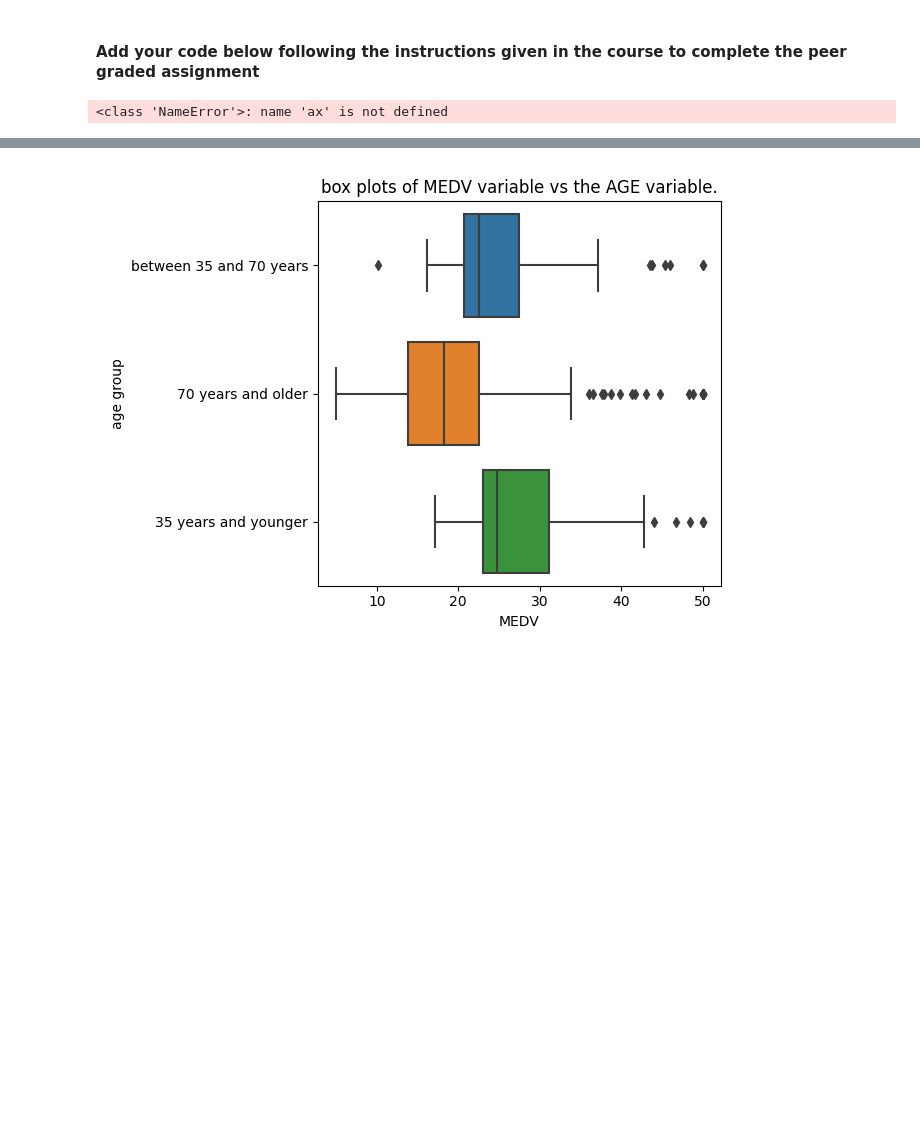
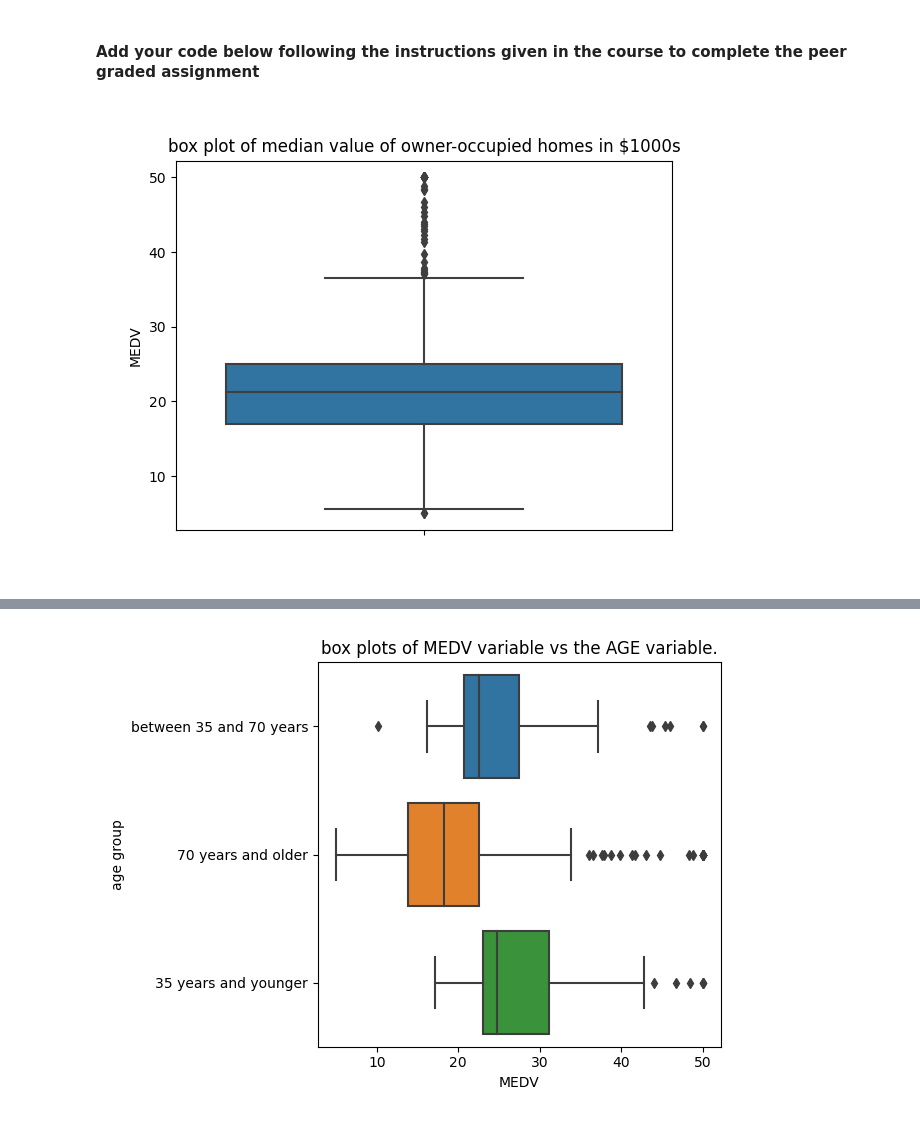
Before and after one commit to kaysunphd/coursera, a Jupyter notebook: IBM_Data_Science_Fundamentals/statistics/Optional_Peer_Graded_Assignment.jupyterlite.ipynb, the cells around one changed output, grey strips where cells are left out. Saved outputs shown, nothing was run; the diff lists cells and outputs as text; code cells hidden in the pictures; blank space fills up the shorter version.

Commit message:
fix error

```diff
--- a/IBM_Data_Science_Fundamentals/statistics/Optional_Peer_Graded_Assignment.jupyterlite.ipynb
+++ b/IBM_Data_Science_Fundamentals/statistics/Optional_Peer_Graded_Assignment.jupyterlite.ipynb
@@ -34,11 +34,11 @@ boston_df=pd.read_csv(boston_url)
 # %%
 # boxplot to show median value of owner-occupied homes
 
-sns.boxplot(y="MEDV", data=boston_df)
+ax = sns.boxplot(y="MEDV", data=boston_df)
 ax.set_title("box plot of median value of owner-occupied homes in $1000s")
 pyplot.show()
 # %% [output]
-<class 'NameError'>: name 'ax' is not defined
+[figure, added]
 # %%
 #Provide a  bar plot for the Charles river variable (CHAS)
 
```
Also changed, not shown: parts of 2 cells of this notebook.
